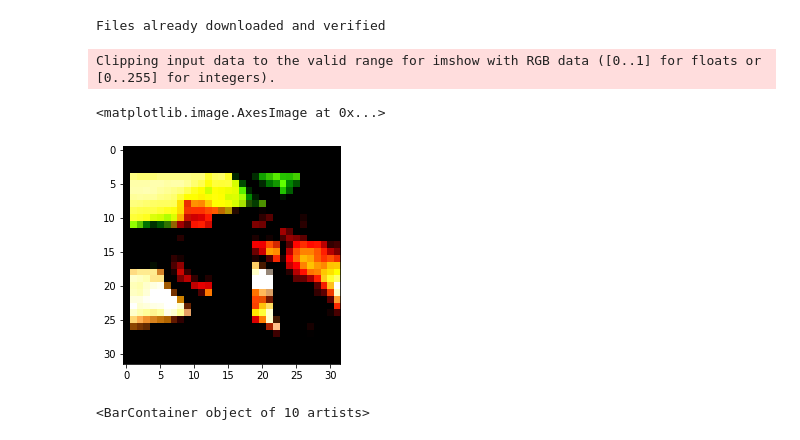
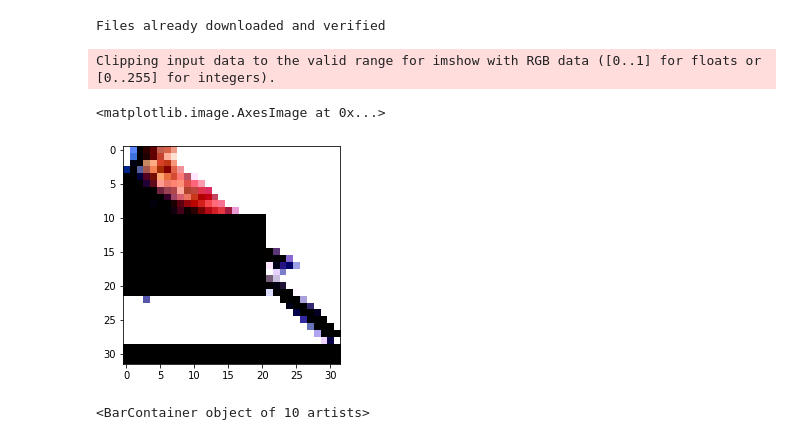
Before and after one commit to yklInverted/AI6103-DL-ResNet18, a Jupyter notebook: Ass01.ipynb, the cells around one changed output. Drawn from its saved outputs; the diff is of its cells as text; code cells hidden in the pictures.

```diff
--- a/Ass01.ipynb
+++ b/Ass01.ipynb
@@ -25,7 +26,7 @@ transform_train = transforms.Compose([
     transforms.RandomCrop(32, padding=4),
     transforms.RandomHorizontalFlip(),
     transforms.ToTensor(),
-    transforms.RandomErasing(p=0.5, scale=(0.02, 0.33), ratio=(0.3, 3.3), value=(0.4914, 0.4822, 0.4465), inplace=False),
+    transforms.RandomErasing(p=0.5, scale=(0.02, 0.6), ratio=(0.33, 3), value=(0.4914, 0.4822, 0.4465), inplace=False),
     transforms.Normalize((0.4914, 0.4822, 0.4465), (0.2023, 0.1994, 0.2010)),
 
 ])
@@ -41,11 +42,15 @@ tempset = torchvision.datasets.CIFAR10(
 
 trainset, valset = data.random_split(tempset, [40000, 10000], generator= torch.Generator().manual_seed(0))
 
+valset.dataset = copy(tempset)
+valset.dataset.transform = transform_test
+
 trainloader = torch.utils.data.DataLoader(
     trainset, batch_size=128, shuffle=True, num_workers=2)
 
 validloader = torch.utils.data.DataLoader(
     valset, batch_size=128, shuffle=True, num_workers=2)
+
 testset = torchvision.datasets.CIFAR10(
     root='./data', train=False, download=False, transform=transform_test)
 
@@ -59,9 +64,9 @@ classes = ('plane', 'car', 'bird', 'cat', 'deer',
 # %% [output]
 Files already downloaded and verified
 # %%
-plt.imshow(trainset[4][0].permute((1,2,0)))
+plt.imshow(trainset[6][0].permute((1,2,0)))
 # %% [output]
 Clipping input data to the valid range for imshow with RGB data ([0..1] for floats or [0..255] for integers).
 <matplotlib.image.AxesImage at 0x...>
-[figure, old version]
+[figure, new version]
 # %%
```
Also changed, not shown: parts of 9 cells of this notebook.
